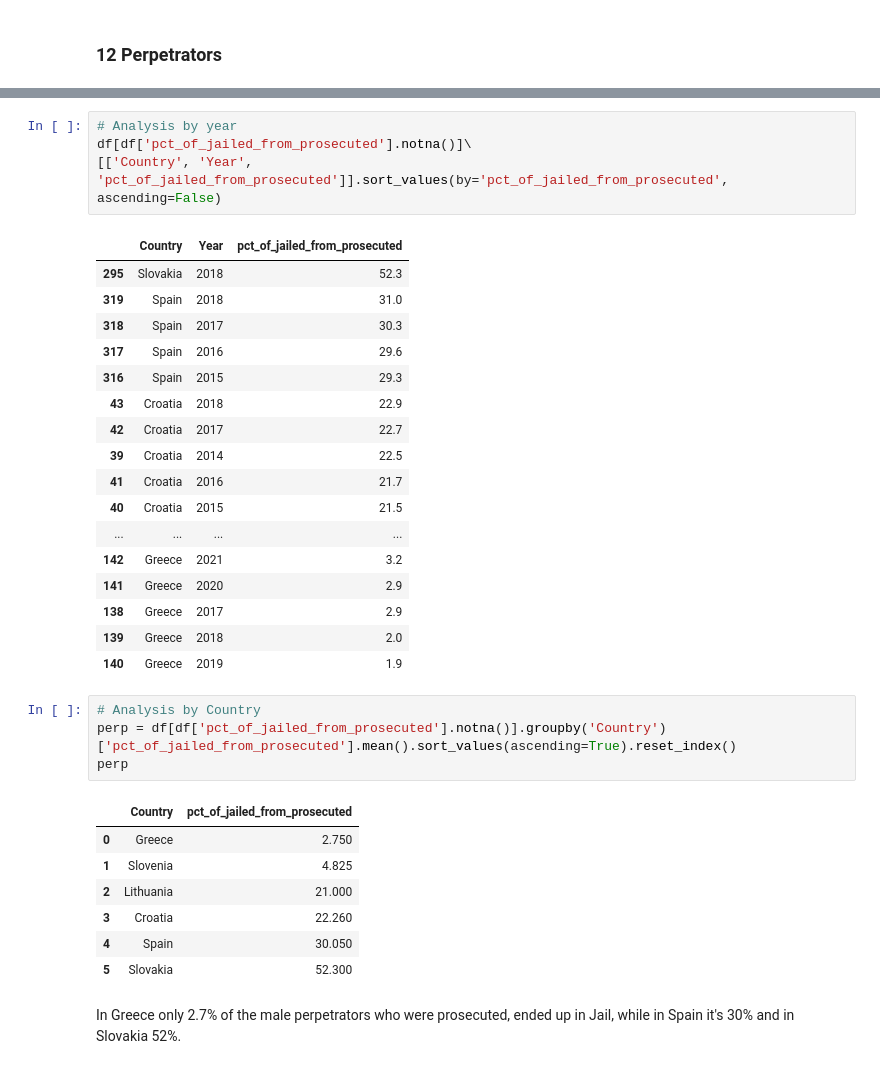
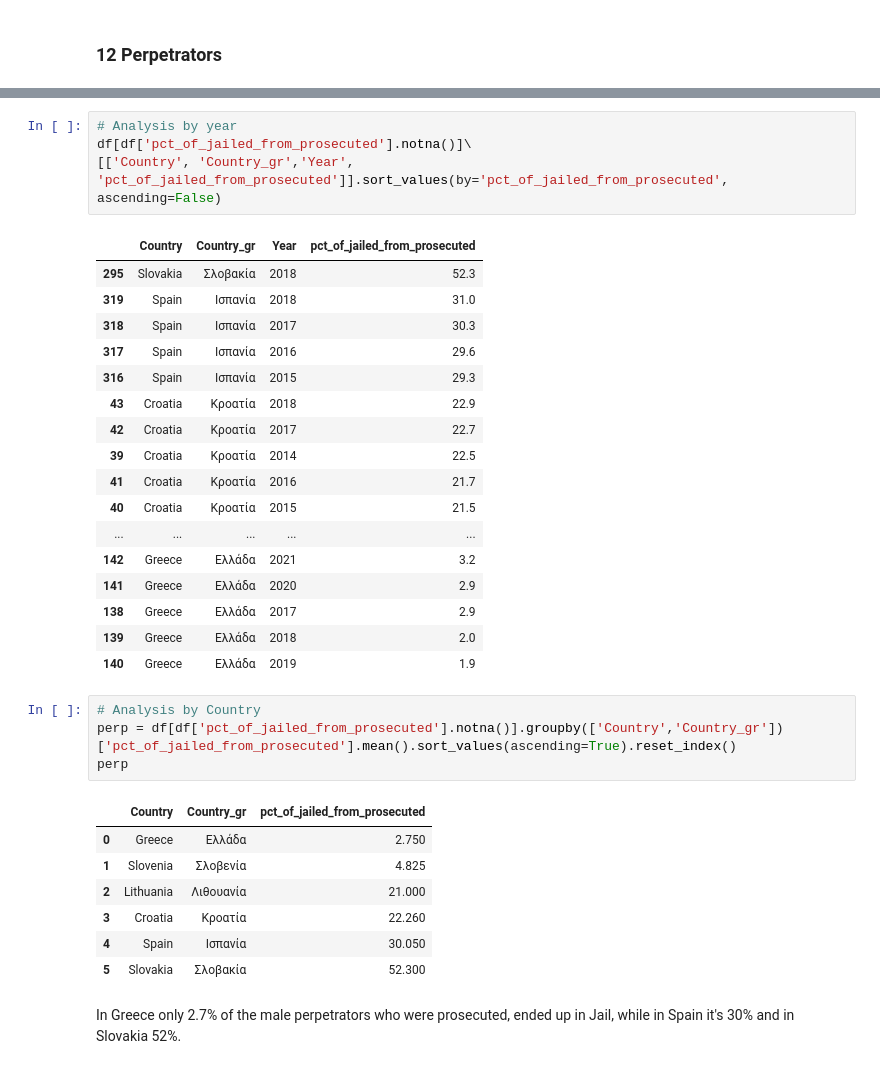
Before and after one commit to troboukis/FEMICIDES, a Jupyter notebook: Analysis.ipynb, the cells around one changed output, grey strips where cells are left out. Cells and saved outputs as stored; diff of their text form.

```diff
--- a/Analysis.ipynb
+++ b/Analysis.ipynb
@@ -1462,37 +1419,37 @@ dtype: bool
 # %%
 # Analysis by year
 df[df['pct_of_jailed_from_prosecuted'].notna()]\
-[['Country', 'Year', 'pct_of_jailed_from_prosecuted']].sort_values(by='pct_of_jailed_from_prosecuted', ascending=False)
+[['Country', 'Country_gr','Year', 'pct_of_jailed_from_prosecuted']].sort_values(by='pct_of_jailed_from_prosecuted', ascending=False)
 # %% [output]
-|  | Country | Year | pct_of_jailed_from_prosecuted |
-| 295 | Slovakia | 2018 | 52.3 |
-| 319 | Spain | 2018 | 31.0 |
-| 318 | Spain | 2017 | 30.3 |
-| 317 | Spain | 2016 | 29.6 |
-| 316 | Spain | 2015 | 29.3 |
-| 43 | Croatia | 2018 | 22.9 |
-| 42 | Croatia | 2017 | 22.7 |
-| 39 | Croatia | 2014 | 22.5 |
-| 41 | Croatia | 2016 | 21.7 |
-| 40 | Croatia | 2015 | 21.5 |
-| ... | ... | ... | ... |
-| 142 | Greece | 2021 | 3.2 |
-| 141 | Greece | 2020 | 2.9 |
-| 138 | Greece | 2017 | 2.9 |
-| 139 | Greece | 2018 | 2.0 |
-| 140 | Greece | 2019 | 1.9 |
+|  | Country | Country_gr | Year | pct_of_jailed_from_prosecuted |
+| 295 | Slovakia | Σλοβακία | 2018 | 52.3 |
+| 319 | Spain | Ισπανία | 2018 | 31.0 |
+| 318 | Spain | Ισπανία | 2017 | 30.3 |
+| 317 | Spain | Ισπανία | 2016 | 29.6 |
+| 316 | Spain | Ισπανία | 2015 | 29.3 |
+| 43 | Croatia | Κροατία | 2018 | 22.9 |
+| 42 | Croatia | Κροατία | 2017 | 22.7 |
+| 39 | Croatia | Κροατία | 2014 | 22.5 |
+| 41 | Croatia | Κροατία | 2016 | 21.7 |
+| 40 | Croatia | Κροατία | 2015 | 21.5 |
+| ... | ... | ... | ... | ... |
+| 142 | Greece | Ελλάδα | 2021 | 3.2 |
+| 141 | Greece | Ελλάδα | 2020 | 2.9 |
+| 138 | Greece | Ελλάδα | 2017 | 2.9 |
+| 139 | Greece | Ελλάδα | 2018 | 2.0 |
+| 140 | Greece | Ελλάδα | 2019 | 1.9 |
 # %%
 # Analysis by Country
-perp = df[df['pct_of_jailed_from_prosecuted'].notna()].groupby('Country')['pct_of_jailed_from_prosecuted'].mean().sort_values(ascending=True).reset_index()
+perp = df[df['pct_of_jailed_from_prosecuted'].notna()].groupby(['Country','Country_gr'])['pct_of_jailed_from_prosecuted'].mean().sort_values(ascending=True).reset_index()
 perp
 # %% [output]
-|  | Country | pct_of_jailed_from_prosecuted |
-| 0 | Greece | 2.750 |
-| 1 | Slovenia | 4.825 |
-| 2 | Lithuania | 21.000 |
-| 3 | Croatia | 22.260 |
-| 4 | Spain | 30.050 |
-| 5 | Slovakia | 52.300 |
+|  | Country | Country_gr | pct_of_jailed_from_prosecuted |
+| 0 | Greece | Ελλάδα | 2.750 |
+| 1 | Slovenia | Σλοβενία | 4.825 |
+| 2 | Lithuania | Λιθουανία | 21.000 |
+| 3 | Croatia | Κροατία | 22.260 |
+| 4 | Spain | Ισπανία | 30.050 |
+| 5 | Slovakia | Σλοβακία | 52.300 |
 # %% [markdown]
 In Greece only 2.7% of the male perpetrators who were prosecuted, ended up in Jail, while in Spain it's 30% and in Slovakia 52%.
 # %% [markdown]
```
Also changed, not shown: parts of 27 cells of this notebook, 2 other files.
